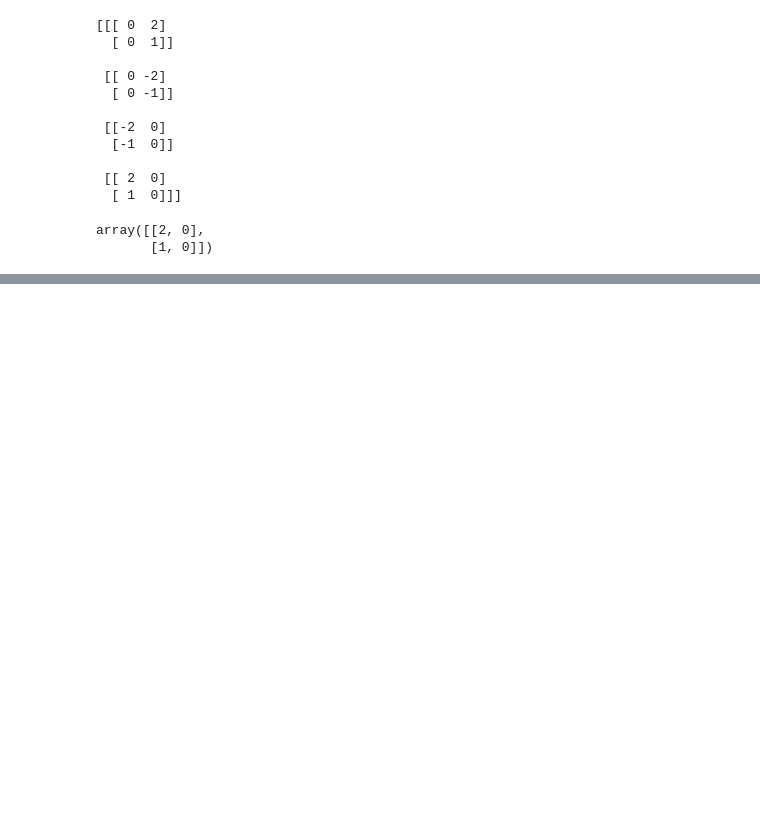
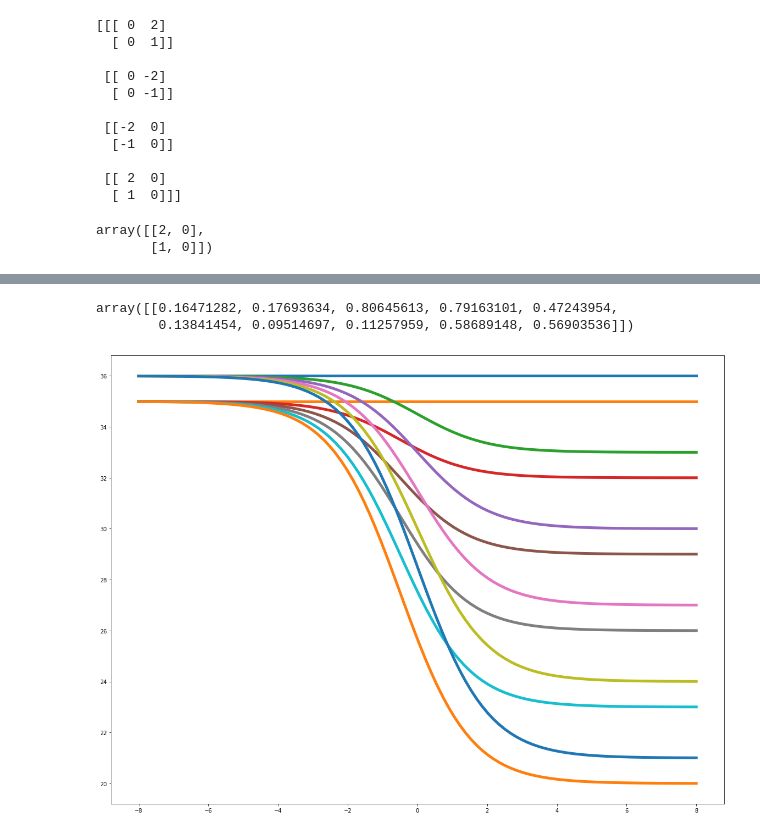
Before and after one commit to ddejohn/misc, a Jupyter notebook: dunno.ipynb, the cells around one changed output, grey strips where cells are left out. Saved outputs shown, nothing was run; the diff lists cells and outputs as text; code cells hidden in the pictures; blank space fills up the shorter version.

```diff
--- a/dunno.ipynb
+++ b/dunno.ipynb
@@ -161,0 +181,25 @@ array([[2, 0],
+# %%
+x = np.random.random((1, 10))
+# %%
+x
+# %% [output]
+array([[0.16471282, 0.17693634, 0.80645613, 0.79163101, 0.47243954,
+        0.13841454, 0.09514697, 0.11257959, 0.58689148, 0.56903536]])
+# %%
+def f(x, scale, shift):
+    return 36 - shift - scale / (1 + np.exp(-x - 0.5 * shift))
+# %%
+x = np.linspace(-8.0, 8.0, 100)
+# %%
+y1 = np.array([f(x, a, 0) for a in range(0, 18, 3)])
+y2 = np.array([f(x, a, 1) for a in range(0, 18, 3)])
+# %%
+plt.figure(figsize=(20, 15))
+
+for y1s, y2s in zip(y1, y2):
+    plt.plot(x, y1s, linewidth=5.0)
+    plt.plot(x, y2s, linewidth=5.0)
+
+plt.show()
+# %% [output]
+[figure, added]
```
Also changed, not shown: parts of 4 cells of this notebook, 1 other file.
